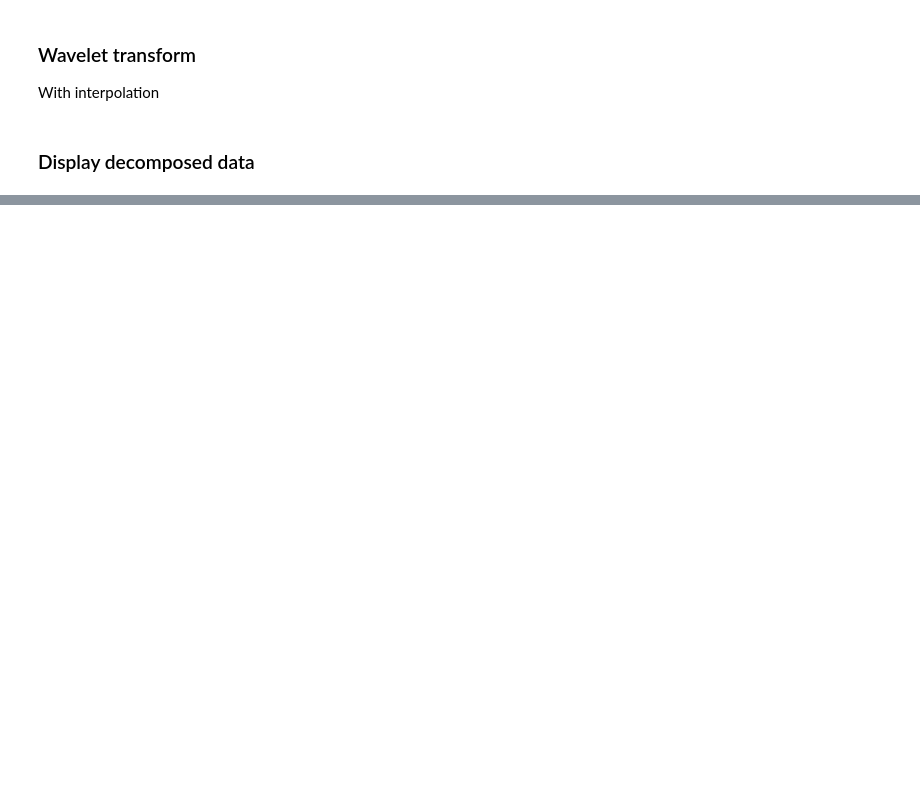
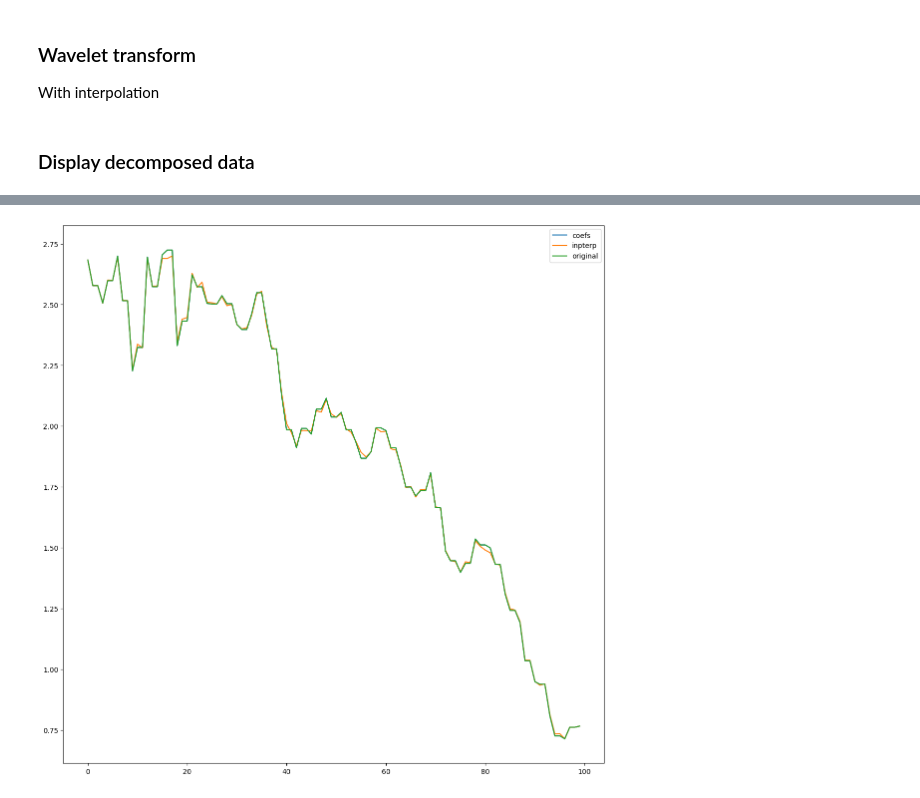
Before and after one commit to aszfaltos/wp_former, a Jupyter notebook: wavelet_experiments.ipynb, the cells around one changed output, grey strips where cells are left out. Saved outputs shown, nothing was run; the diff lists cells and outputs as text; code cells hidden in the pictures; blank space fills up the shorter version.

```diff
--- a/wavelet_experiments.ipynb
+++ b/wavelet_experiments.ipynb
@@ -96,0 +142,9 @@ plt.show()
+# %%
+plt.plot(coefs_rec, label='coefs')
+plt.plot(interp_rec, label='inpterp')
+plt.plot(wlt.get_original(), label='original')
+
+plt.legend()
+plt.show()
+# %% [output]
+[figure, added]
```
Also changed, not shown: parts of 10 cells of this notebook, 1 other file.
